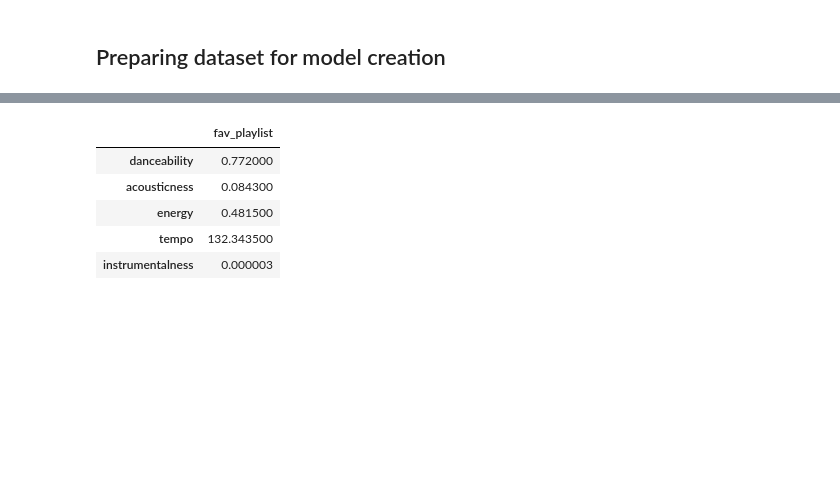
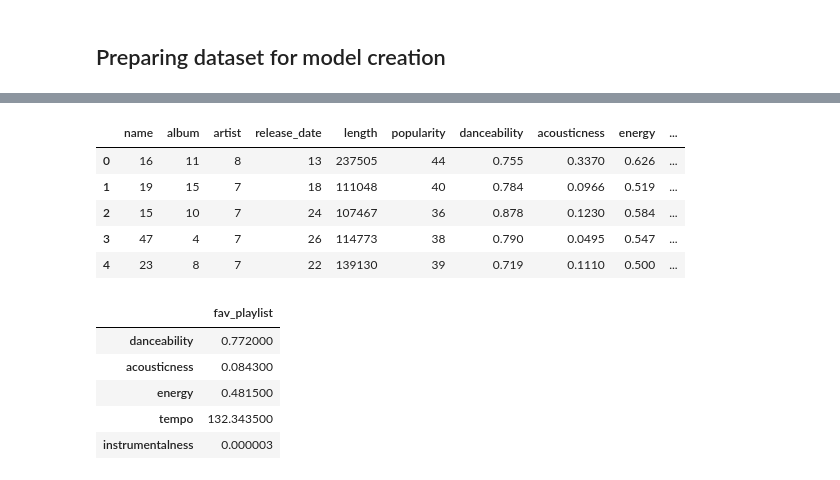
Before and after one commit to lognorman20/spotify_recommender, a Jupyter notebook: model_creation.ipynb, the cells around one changed output, grey strips where cells are left out. Saved outputs shown, nothing was run; the diff lists cells and outputs as text; code cells hidden in the pictures; blank space fills up the shorter version.

```diff
--- a/model_creation.ipynb
+++ b/model_creation.ipynb
@@ -257,3 +273,16 @@ array([ True,  True,  True,  True,  True,  True,  True,  True,  True,
+# %%
+for cat in categoricals:
+    sorted_df = sorted(set(df_fav[cat]))
+    ordinal_encoding = df_fav[cat].replace(dict(zip(sorted_df, range(1, len(sorted_df) + 1))))
+    df_fav[cat] = ordinal_encoding
+df_fav.head()
+# %% [output]
+|  | name | album | artist | release_date | length | popularity | danceability | acousticness | energy | ... |
+| 0 | 16 | 11 | 8 | 13 | 237505 | 44 | 0.755 | 0.3370 | 0.626 | ... |
+| 1 | 19 | 15 | 7 | 18 | 111048 | 40 | 0.784 | 0.0966 | 0.519 | ... |
+| 2 | 15 | 10 | 7 | 24 | 107467 | 36 | 0.878 | 0.1230 | 0.584 | ... |
+| 3 | 47 | 4 | 7 | 26 | 114773 | 38 | 0.790 | 0.0495 | 0.547 | ... |
+| 4 | 23 | 8 | 7 | 22 | 139130 | 39 | 0.719 | 0.1110 | 0.500 | ... |
 # %%
 X =
 # %%
```
Also changed, not shown: parts of 2 cells of this notebook.
